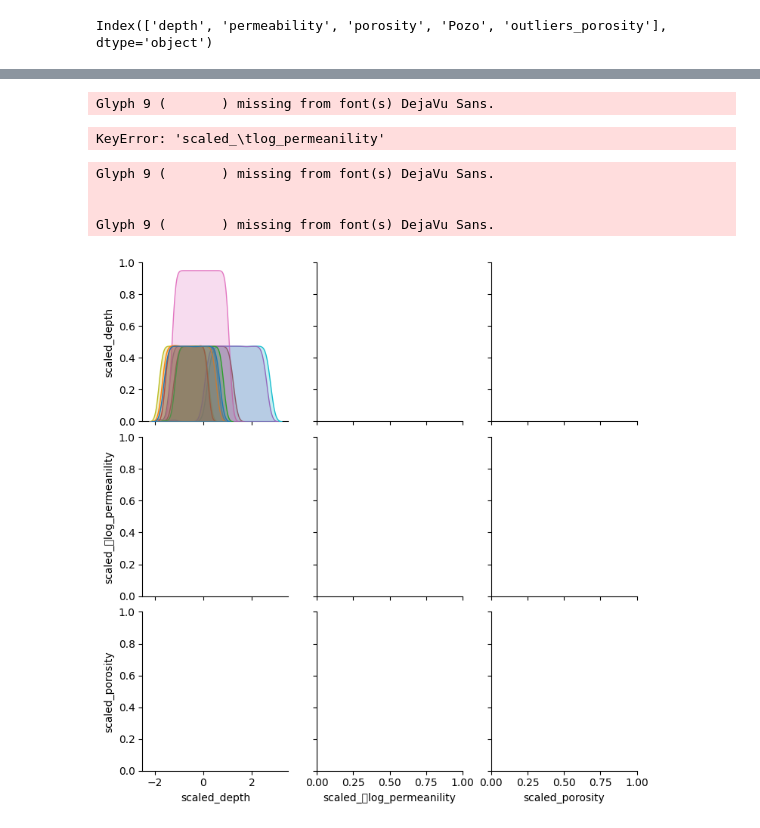
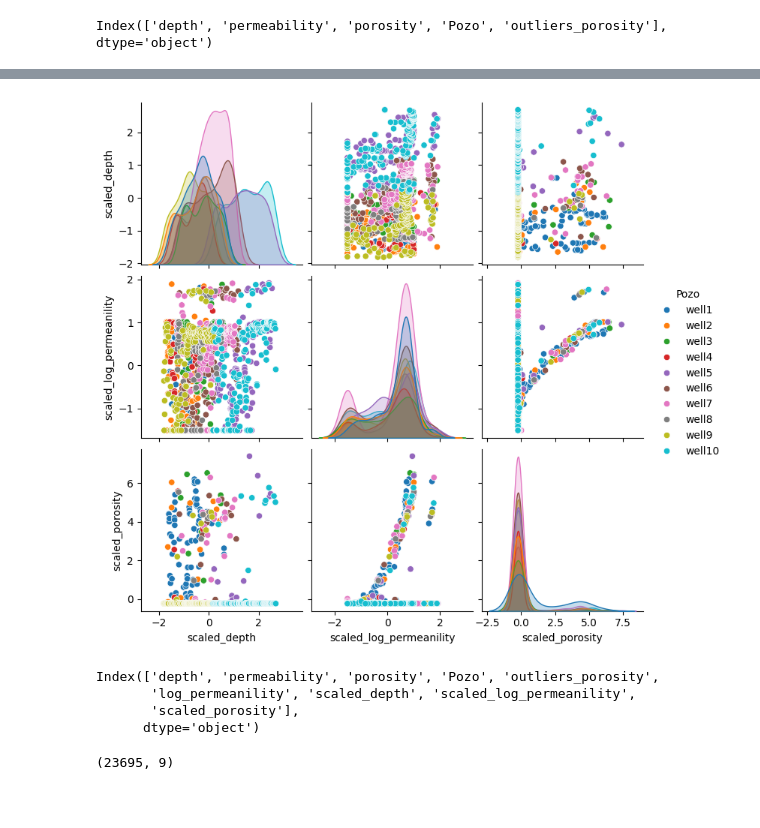
Before and after one commit to jesusiv24921/Clustering-zonas-Geol-gicas, a Jupyter notebook: clustering_zonas_geologicas.ipynb, the cells around one changed output, grey strips where cells are left out. Cells and saved outputs as stored; diff of their text form; code cells hidden in the pictures; blank space fills up the shorter version.

```diff
--- a/clustering_zonas_geologicas.ipynb
+++ b/clustering_zonas_geologicas.ipynb
@@ -290,15 +302,21 @@ plt.show()
 # %%
+# Correlaciones de variables para los outliers
 import seaborn as sns
 import matplotlib.pyplot as plt
 
 # Usar las variables transformadas/estandarizadas para el pairplot
-sns.pairplot(df, vars=['scaled_depth', 'scaled_	log_permeanility', 'scaled_porosity'], hue='Pozo')
+sns.pairplot(df[df['outliers_porosity']==True], vars=['scaled_depth','scaled_log_permeanility', 'scaled_porosity'], hue='Pozo')
 plt.show()
+
+
+df.columns
 # %% [output]
+[figure, new version]
-Glyph 9 (       ) missing from font(s) DejaVu Sans.
+Index(['depth', 'permeability', 'porosity', 'Pozo', 'outliers_porosity',
+       'log_permeanility', 'scaled_depth', 'scaled_log_permeanility',
+       'scaled_porosity'],
+      dtype='object')
-KeyError: 'scaled_\tlog_permeanility'
-Glyph 9 (       ) missing from font(s) DejaVu Sans.
-
-
-Glyph 9 (       ) missing from font(s) DejaVu Sans.
-[figure, old version]
+# %%
+print(df.shape)  # Confirmar dimensiones
+# %% [output]
+(23695, 9)
```
Also changed, not shown: parts of 4 cells of this notebook.
